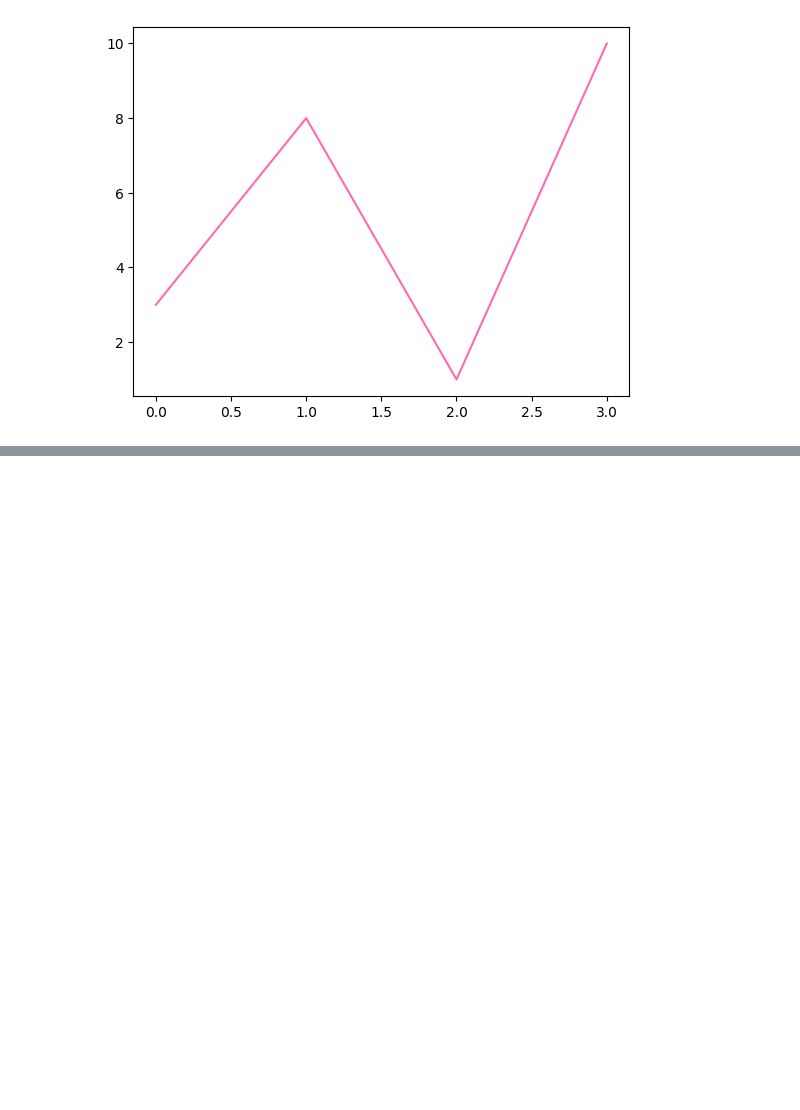
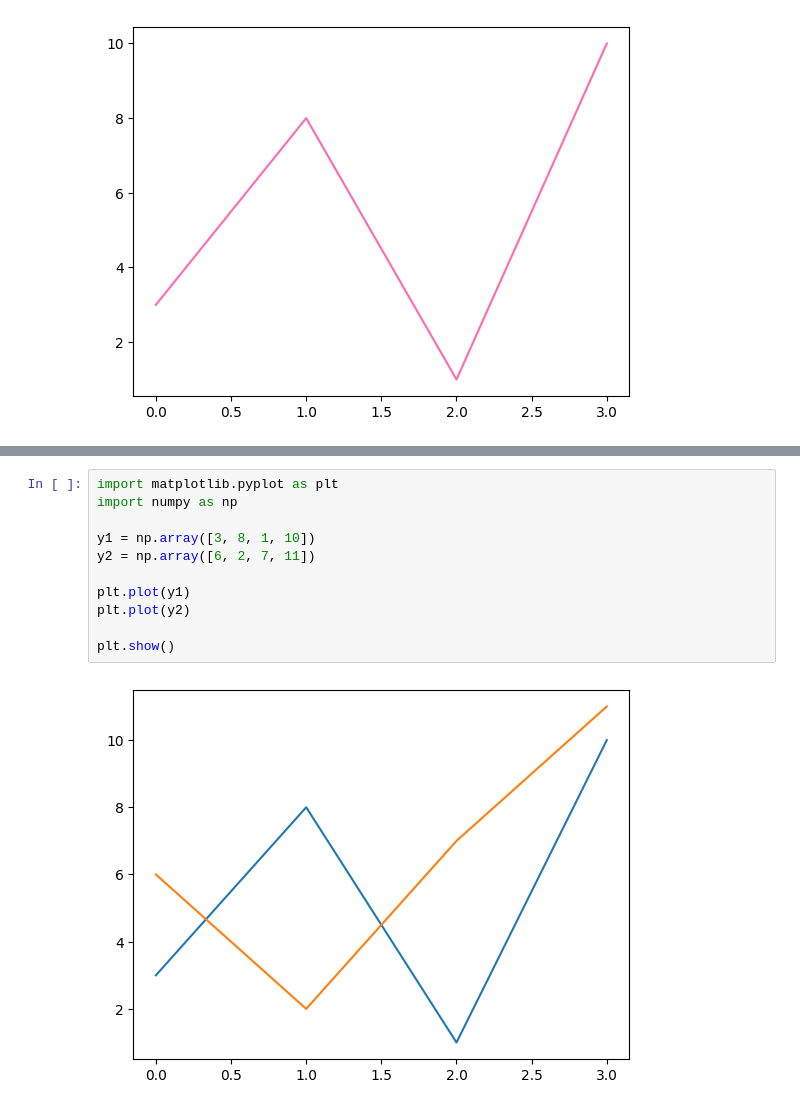
Before and after one commit to MAK8405/Matplotlib-Hub, a Jupyter notebook: matplotlib.ipynb, the cells around one changed output, grey strips where cells are left out. Cells and saved outputs as stored; diff of their text form; blank space fills up the shorter version.

```diff
--- a/matplotlib.ipynb
+++ b/matplotlib.ipynb
@@ -229,0 +240,13 @@ plt.show()
+# %%
+import matplotlib.pyplot as plt
+import numpy as np
+
+y1 = np.array([3, 8, 1, 10])
+y2 = np.array([6, 2, 7, 11])
+
+plt.plot(y1)
+plt.plot(y2)
+
+plt.show()
+# %% [output]
+[figure, added]
```
Also changed, not shown: parts of 1 cell of this notebook.
